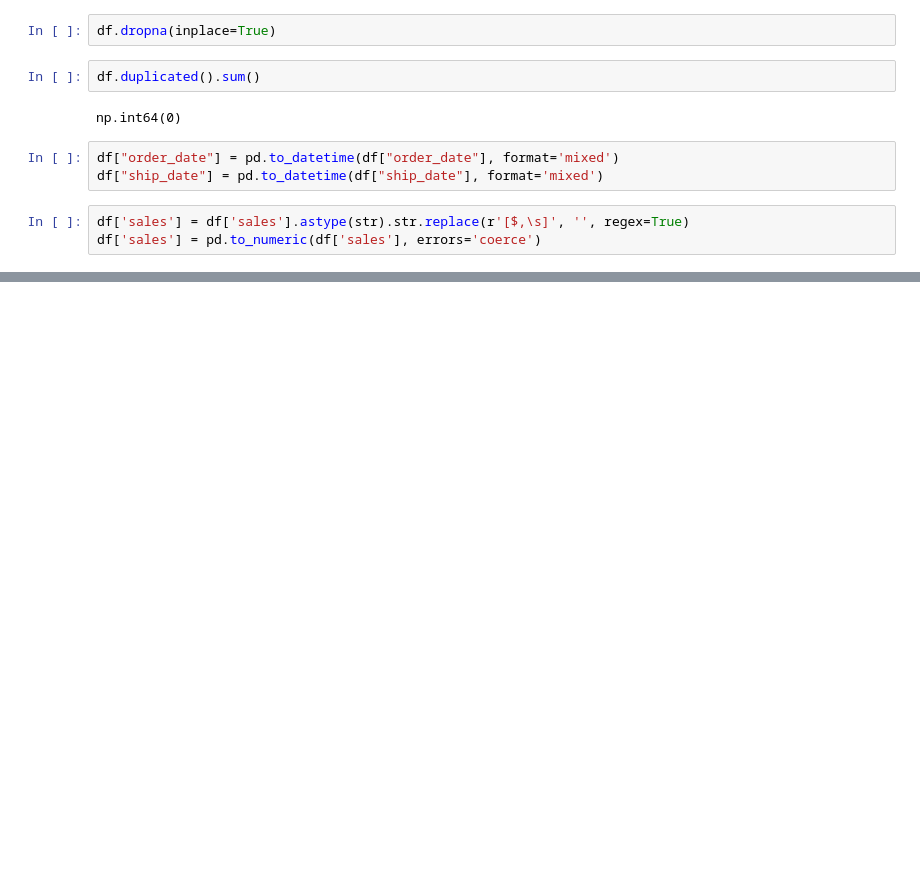
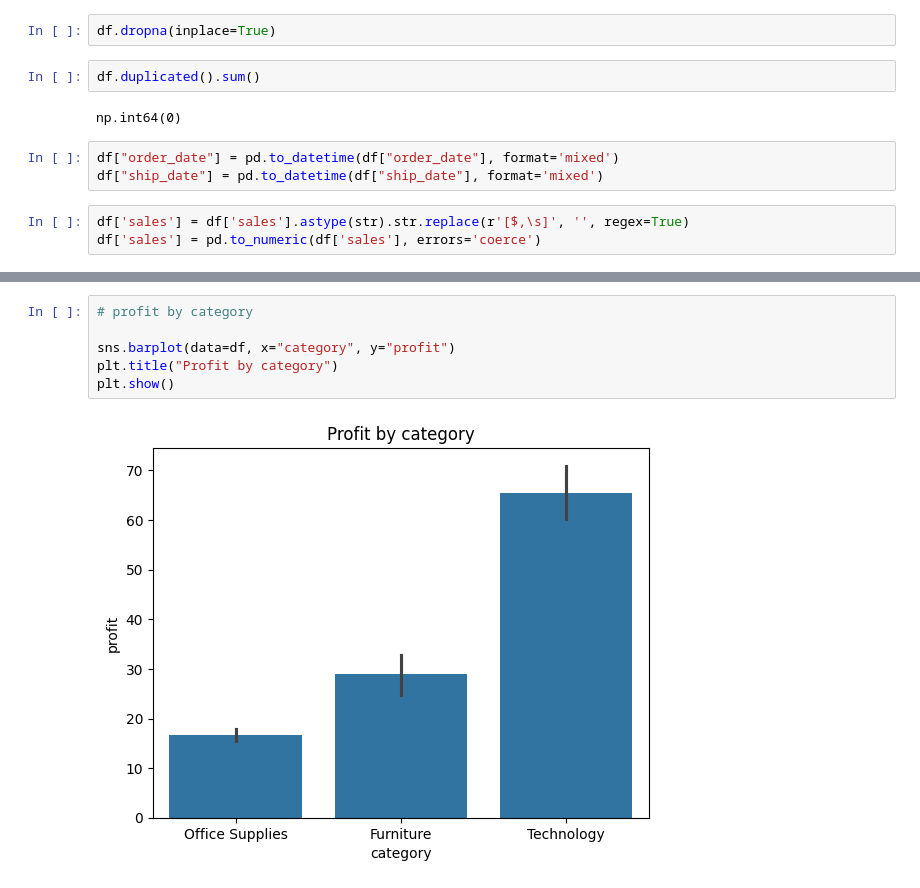
Before and after one commit to Prashantkumartalan43/EDA, a Jupyter notebook: superstore_sales_eda.ipynb, the cells around one changed output, grey strips where cells are left out. Drawn from its saved outputs; the diff is of its cells as text; blank space fills up the shorter version.

```diff
--- a/superstore_sales_eda.ipynb
+++ b/superstore_sales_eda.ipynb
@@ -90,0 +219,8 @@ Average Sales: 248.66107135691834
+# %%
+# profit by category
+
+sns.barplot(data=df, x="category", y="profit")
+plt.title("Profit by category")
+plt.show()
+# %% [output]
+[figure, added]
```
Also changed, not shown: parts of 17 cells of this notebook.
